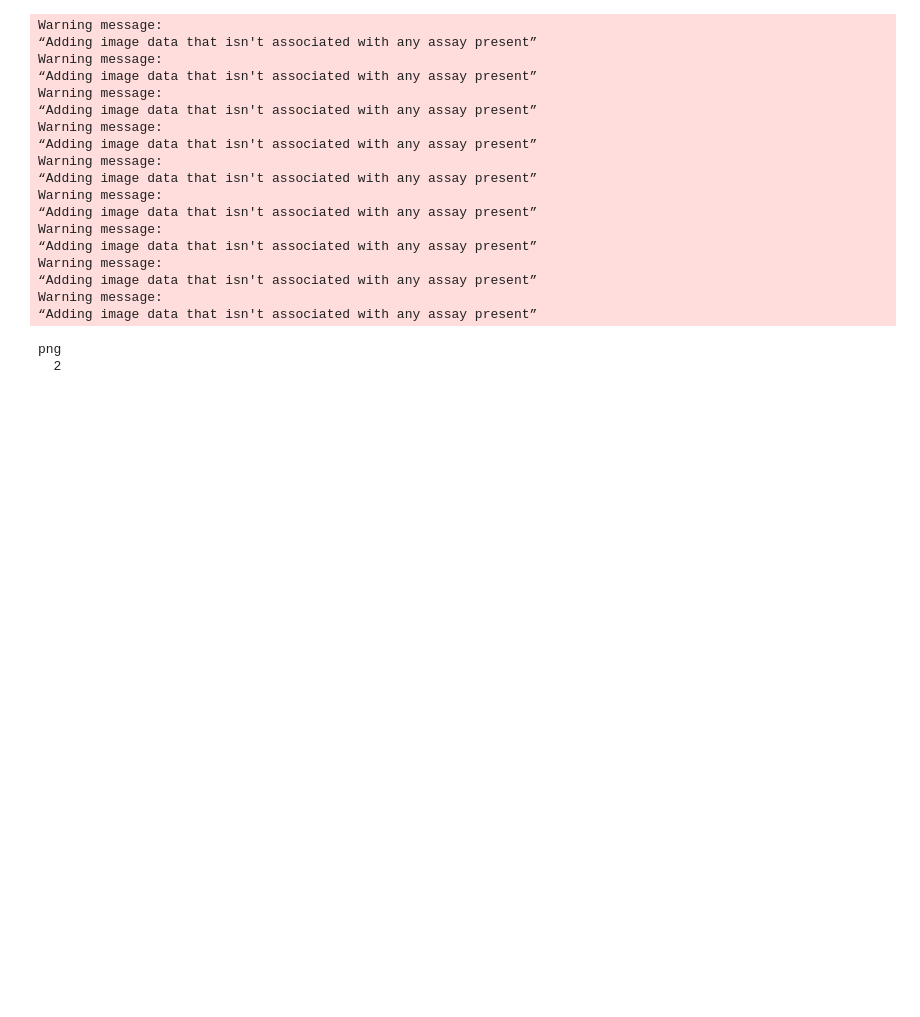
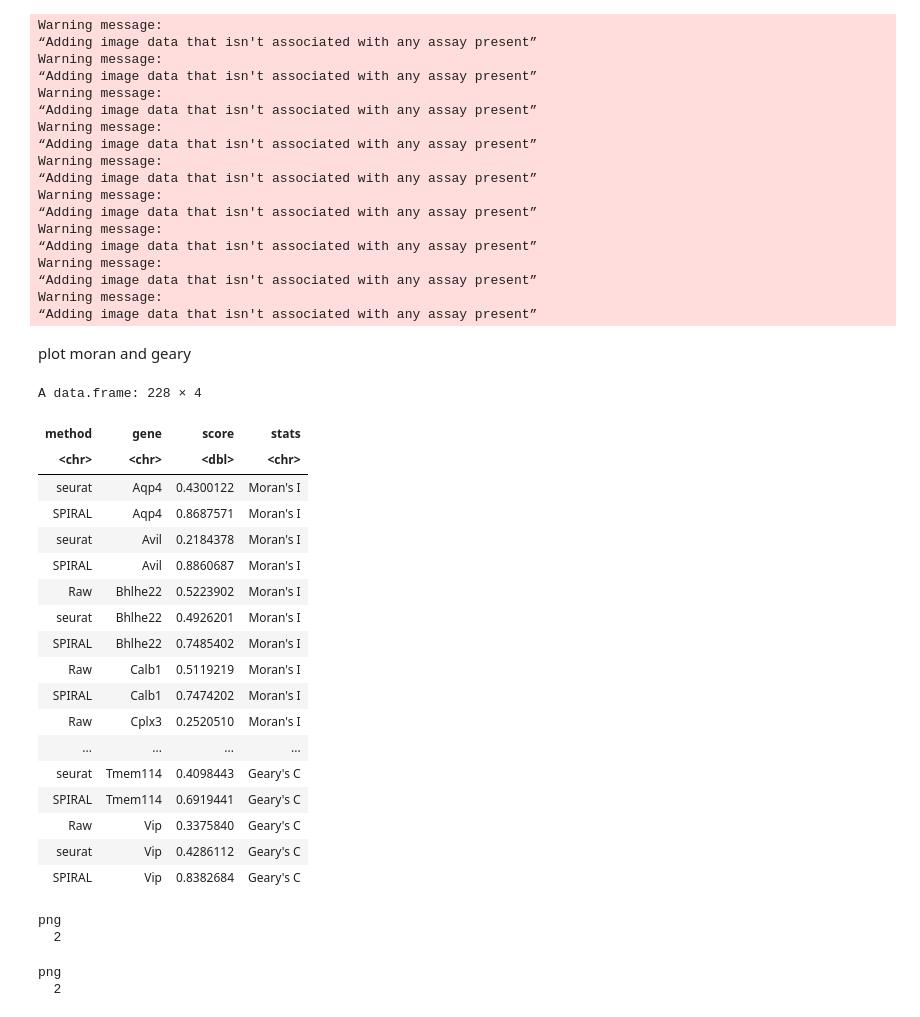
Before and after one commit to guott15/SPIRAL, a Jupyter notebook: Downstream/Downstream_Analysis_seurat.ipynb, the cells around one changed output. Cells and saved outputs as stored; diff of their text form; code cells hidden in the pictures; blank space fills up the shorter version.

```diff
--- a/Downstream/Downstream_Analysis_seurat.ipynb
+++ b/Downstream/Downstream_Analysis_seurat.ipynb
@@ -559,4 +611,6 @@ Warning message:
 “Adding image data that isn't associated with any assay present”
 Warning message:
 “Adding image data that isn't associated with any assay present”
+# %% [markdown]
+plot moran and geary
 # %%
@@ -607,3 +663,61 @@ data$method[data$method=='GraphSCIDRL_RCP']='SPIRAL_AC'
+# %%
+data
+# %% [output]
+A data.frame: 228 × 4
+| method | gene | score | stats |
+| <chr> | <chr> | <dbl> | <chr> |
+| seurat | Aqp4 | 0.4300122 | Moran's I |
+| SPIRAL | Aqp4 | 0.8687571 | Moran's I |
+| seurat | Avil | 0.2184378 | Moran's I |
+| SPIRAL | Avil | 0.8860687 | Moran's I |
+| Raw | Bhlhe22 | 0.5223902 | Moran's I |
+| seurat | Bhlhe22 | 0.4926201 | Moran's I |
+| SPIRAL | Bhlhe22 | 0.7485402 | Moran's I |
+| Raw | Calb1 | 0.5119219 | Moran's I |
+| SPIRAL | Calb1 | 0.7474202 | Moran's I |
+| Raw | Cplx3 | 0.2520510 | Moran's I |
+| ... | ... | ... | ... |
+| seurat | Tmem114 | 0.4098443 | Geary's C |
+| SPIRAL | Tmem114 | 0.6919441 | Geary's C |
+| Raw | Vip | 0.3375840 | Geary's C |
+| seurat | Vip | 0.4286112 | Geary's C |
+| SPIRAL | Vip | 0.8382684 | Geary's C |
+# %%
+######大论文########
+# color_used=data.frame(ggsci:::ggsci_db$"npg")[c(6,7),1]
+color_used=data.frame(ggsci:::ggsci_db$"npg")[,1]
+png(paste(dirs,'fig/paper/marker_moran_geary_stat.png',sep=""),width=1200,height=800,res=500)
+p<-ggplot(data,aes(x=stats,y=score,fill=method))+geom_boxplot(outlier.shape=16,outlier.size=0.01,lwd=0.1)+
+# scale_fill_npg()+
+scale_fill_manual(values=color_used)+
+labs(title="Sptail autocorrelation")+xlab('')+ylab("")+theme_bw()+
+theme(axis.text.x=element_text(size=7, face="bold",colour = "black",angle=0),
+      axis.text.y=element_text(size=7, face="bold",colour = "black"),
+      axis.title.x=element_blank(),
+      axis.title.y=element_blank(),
+      plot.title=element_blank(),
+      legend.text=element_text(size=7, colour = "black",face="bold"),
+#       legend.title=element_text(size=4, colour = "black",face="bold"),
+      legend.title=element_blank(),
+      panel.border = element_blank(),
+      panel.grid.major=element_blank(),
+      panel.grid.minor=element_blank(),
+      axis.line=element_line(size=0.3, colour = "black"),
+      axis.ticks=element_line(size=0.3, colour = "black"),
+     legend.position="top",
+     legend.spacing.y = unit(0.05, 'cm'),
+      legend.spacing.x = unit(0.05, 'cm'),
+     legend.key.size = unit(0.1, 'cm'),
+     legend.key.height = unit(0.1, 'cm'),
+     legend.key.width = unit(0.1, 'cm'),
+      legend.box.margin=margin(-8,-8,-8,-8),
+      strip.text = element_text(size = 5,face="bold",colour = "black"),
+      strip.background=element_blank())
+print(p)
+dev.off()
+# %% [output]
+png
+  2
 # %%
 # color_used=data.frame(ggsci:::ggsci_db$"npg")[c(6,7),1]
 color_used=data.frame(ggsci:::ggsci_db$"npg")[,1]
```
Also changed, not shown: parts of 23 cells of this notebook, 24 other files.
